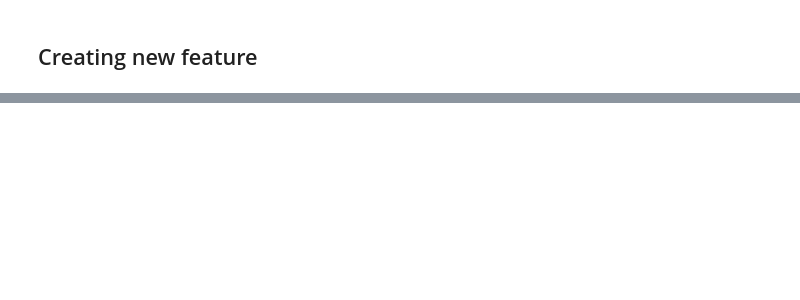
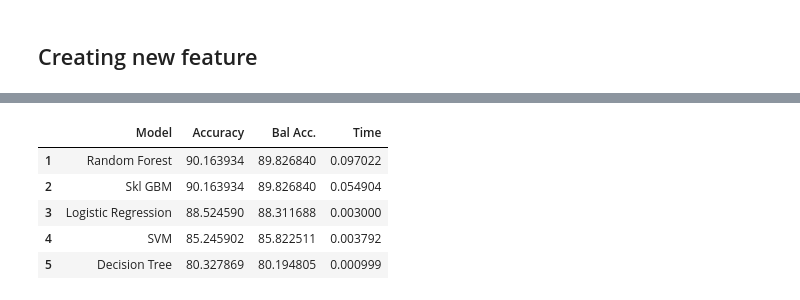
Before and after one commit to jeno-lustyik/hippocratia-challenge, a Jupyter notebook: test.ipynb, the cells around one changed output, grey strips where cells are left out. Cells and saved outputs as stored; diff of their text form; code cells hidden in the pictures; blank space fills up the shorter version.

Commit message:
data enhancement updates

```diff
--- a/test.ipynb
+++ b/test.ipynb
@@ -234,0 +265,51 @@ results_ord.style.bar(subset=['Accuracy', 'Bal Acc.'], vmin=0, vmax=100, color='
+# %%
+x_cb = x.copy()
+x_cb['chol * bp'] = x_cb['chol'] * x_cb['trtbps']
+x_cb = x_cb.drop(['chol', 'trtbps'], axis=1)
+
+x_train, x_test, y_train, y_test = train_test_split(x_cb, y, test_size=0.2, random_state=0, stratify= y)
+
+gen['chol * bp'] = gen['chol'] * gen['trtbps']
+gen1 = gen.drop(['chol', 'trtbps'], axis =1)
+
+extra_sample = gen1.sample(gen1.shape[0] // 3)
+x_train = pd.concat([x_train, extra_sample.drop(['output'], axis=1)])
+y_train = pd.concat([y_train, extra_sample['output']])
+
+
+x_train = StandardScaler().fit_transform(x_train)
+x_test = StandardScaler().fit_transform(x_test)
+
+results = pd.DataFrame({'Model': [], 'Accuracy': [], 'Bal Acc.': [], 'Time': []})
+
+classifiers = {
+    "Decision Tree": DecisionTreeClassifier(),
+    "Random Forest": RandomForestClassifier(n_estimators=100),
+    "Skl GBM": GradientBoostingClassifier(n_estimators=100),
+    "Logistic Regression": LogisticRegression(),
+    "SVM": SVC()
+}
+
+for model_name, model in classifiers.items():
+    start_time = time.time()
+    model.fit(x_train, y_train)
+    pred = model.predict(x_test)
+
+    total_time = time.time() - start_time
+
+    results = results.append({"Model": model_name,
+                              "Accuracy": metrics.accuracy_score(y_test, pred) * 100,
+                              "Bal Acc.": metrics.balanced_accuracy_score(y_test, pred) * 100,
+                              "Time": total_time},
+                             ignore_index=True)
+
+results_ord = results.sort_values(by=['Accuracy'], ascending=False, ignore_index=True)
+results_ord.index += 1
+results_ord.style.bar(subset=['Accuracy', 'Bal Acc.'], vmin=0, vmax=100, color='#5fba7d')
+# %% [output]
+|  | Model | Accuracy | Bal Acc. | Time |
+| 1 | Random Forest | 90.163934 | 89.826840 | 0.097022 |
+| 2 | Skl GBM | 90.163934 | 89.826840 | 0.054904 |
+| 3 | Logistic Regression | 88.524590 | 88.311688 | 0.003000 |
+| 4 | SVM | 85.245902 | 85.822511 | 0.003792 |
+| 5 | Decision Tree | 80.327869 | 80.194805 | 0.000999 |
```
Also changed, not shown: parts of 8 cells of this notebook.
